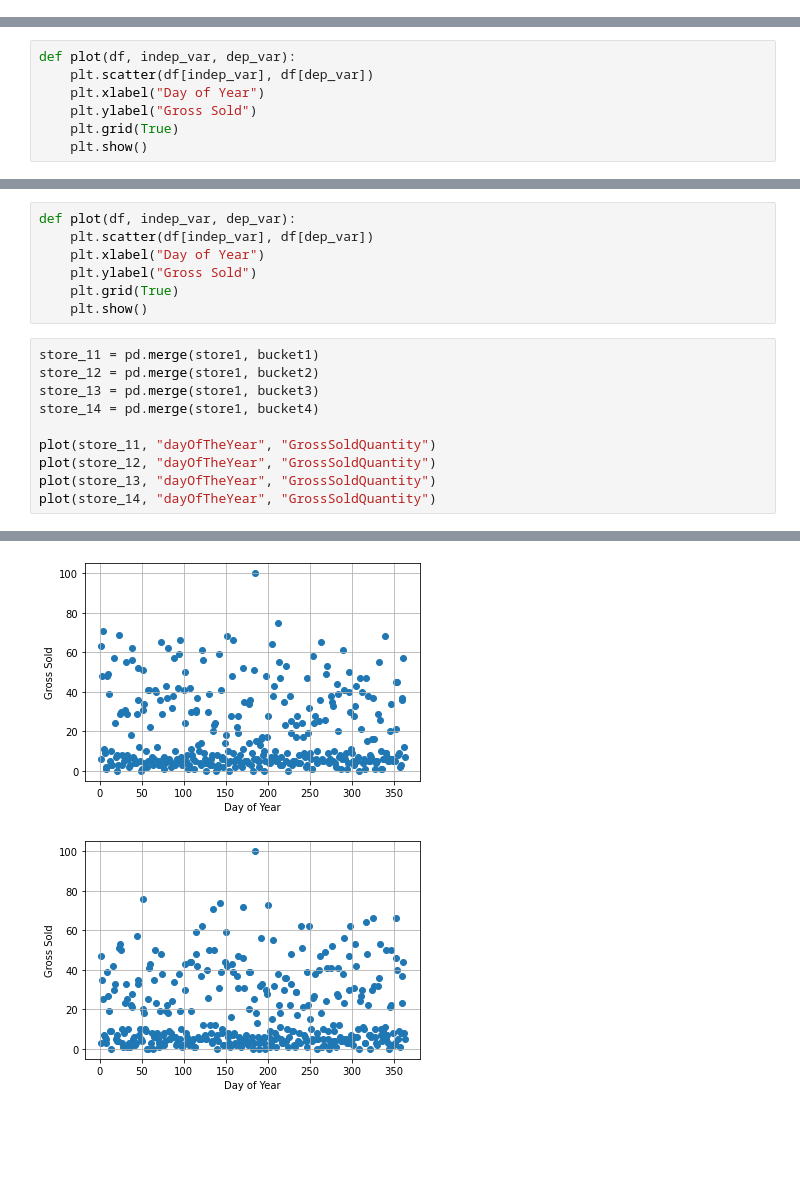
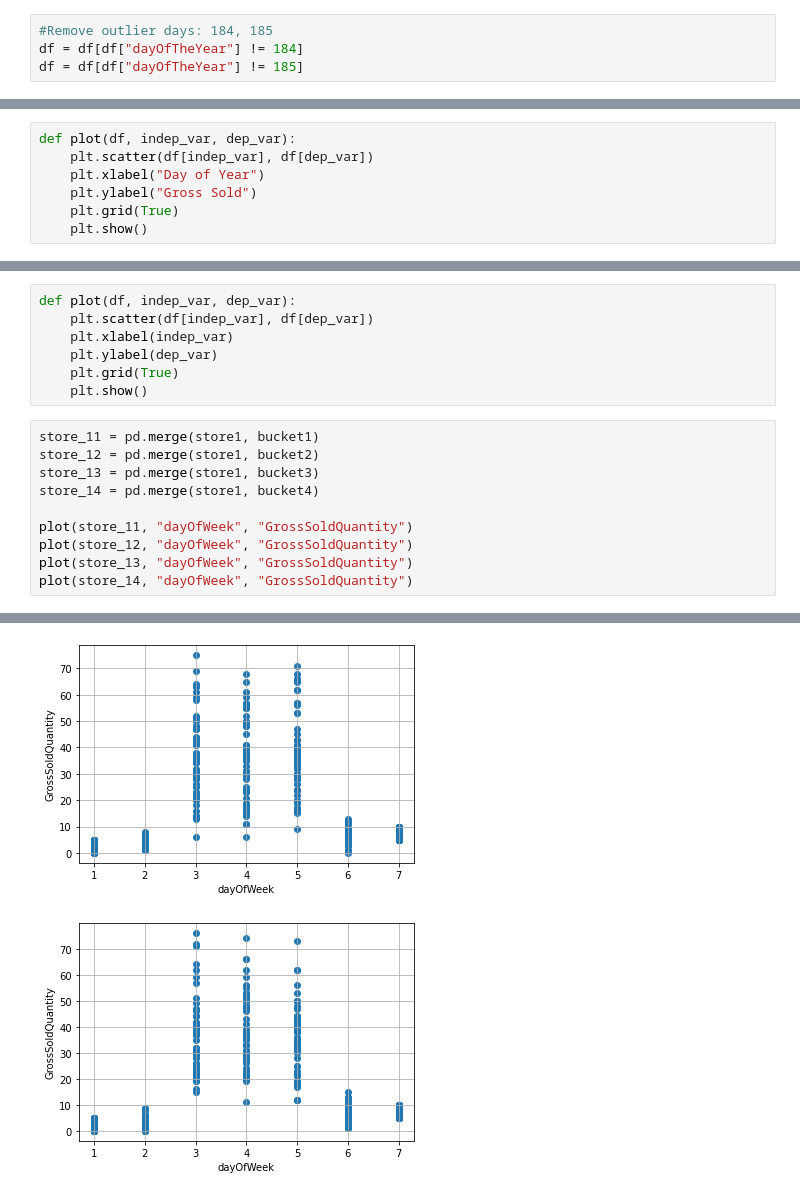
Before and after one commit to rhuckleberry/Datathon2021, a Jupyter notebook: Chevron_2021_Datathon_Challenge/filesForStartOfDatathon/Chevron_Hotdog_Model.ipynb, the cells around one changed output, grey strips where cells are left out. Cells and saved outputs as stored; diff of their text form; blank space fills up the shorter version.

```diff
--- a/Chevron_2021_Datathon_Challenge/filesForStartOfDatathon/Chevron_Hotdog_Model.ipynb
+++ b/Chevron_2021_Datathon_Challenge/filesForStartOfDatathon/Chevron_Hotdog_Model.ipynb
@@ -9,3 +12,7 @@ df = pd.read_csv("./training.csv")
+# %%
+#Remove outlier days: 184, 185
+df = df[df["dayOfTheYear"] != 184]
+df = df[df["dayOfTheYear"] != 185]
 # %%
 df[:50]
 # %% [output]
@@ -49,8 +61,8 @@ bucket4 = df[df["3HourBucket"] == 4]
 # %%
 def plot(df, indep_var, dep_var):
     plt.scatter(df[indep_var], df[dep_var])
-    plt.xlabel("Day of Year")
-    plt.ylabel("Gross Sold")
+    plt.xlabel(indep_var)
+    plt.ylabel(dep_var)
     plt.grid(True)
     plt.show()
 # %%
@@ -59,8 +71,8 @@ store_12 = pd.merge(store1, bucket2)
 store_13 = pd.merge(store1, bucket3)
 store_14 = pd.merge(store1, bucket4)
 
-plot(store_11, "dayOfTheYear", "GrossSoldQuantity")
-plot(store_12, "dayOfTheYear", "GrossSoldQuantity")
-plot(store_13, "dayOfTheYear", "GrossSoldQuantity")
-plot(store_14, "dayOfTheYear", "GrossSoldQuantity")
+plot(store_11, "dayOfWeek", "GrossSoldQuantity")
+plot(store_12, "dayOfWeek", "GrossSoldQuantity")
+plot(store_13, "dayOfWeek", "GrossSoldQuantity")
+plot(store_14, "dayOfWeek", "GrossSoldQuantity")
 # %% [output]
@@ -69,2 +81,2 @@ plot(store_14, "dayOfTheYear", "GrossSoldQuantity")
-[figure, old version]
+[figure, new version]
-[figure, old version]
+[figure, new version]
```
Also changed, not shown: parts of 8 cells of this notebook.
